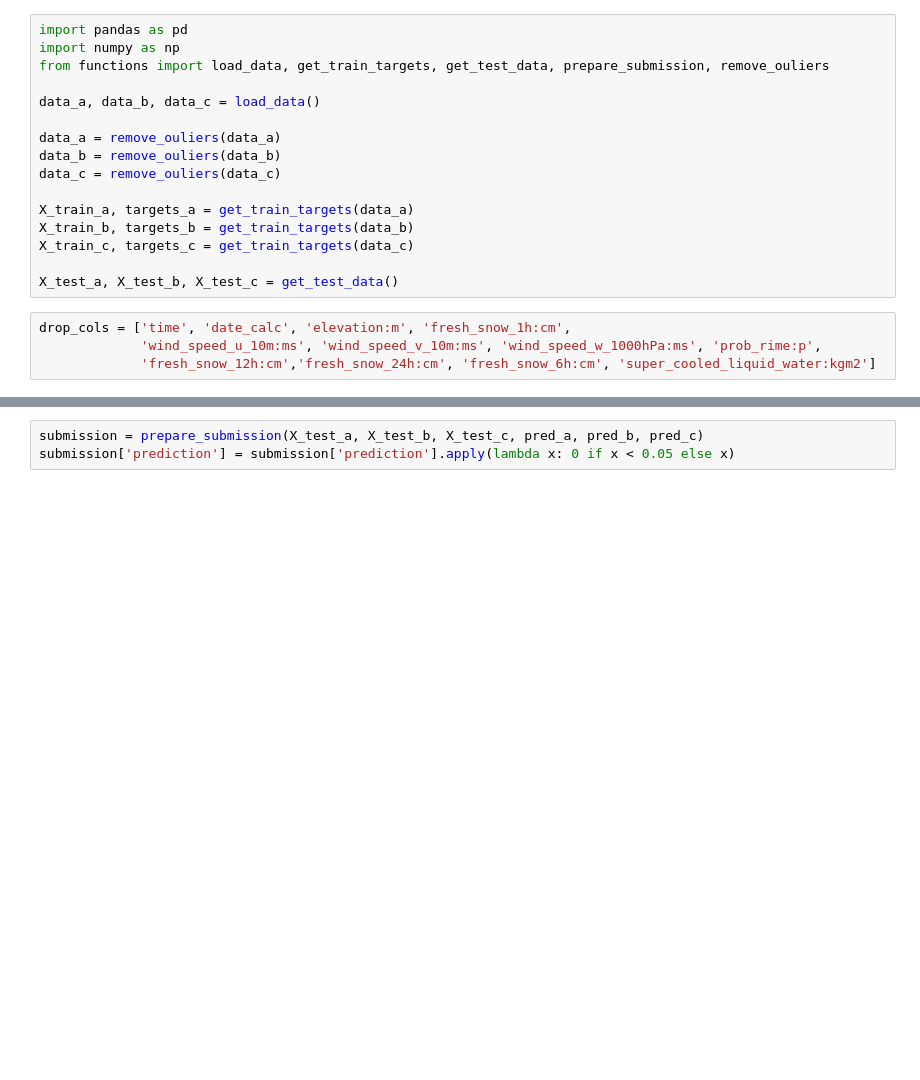
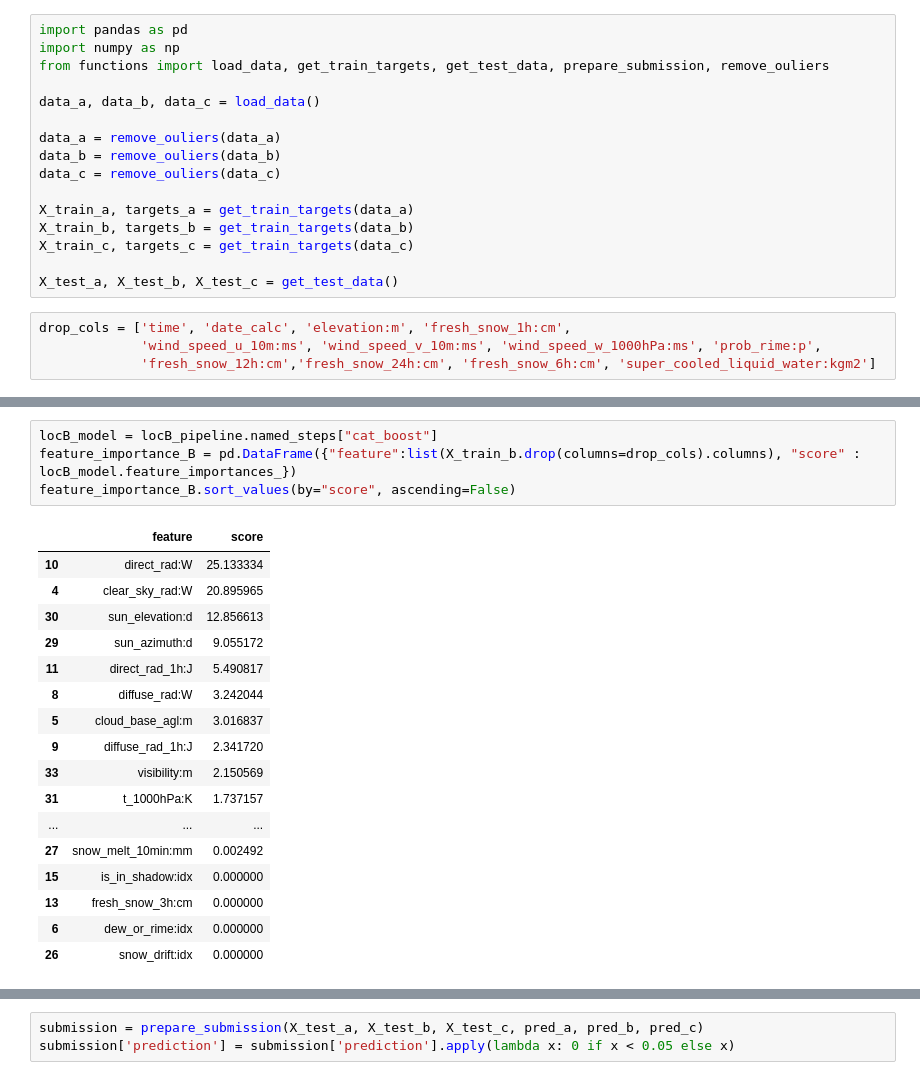
Before and after one commit to taheeraahmed/tdt4173-project, a Jupyter notebook: cat_boost.ipynb, the cells around one changed output, grey strips where cells are left out. Drawn from its saved outputs; the diff is of its cells as text; blank space fills up the shorter version.

```diff
--- a/cat_boost.ipynb
+++ b/cat_boost.ipynb
@@ -103,3 +125,25 @@ Learning rate set to 0.06897
+# %%
+locB_model = locB_pipeline.named_steps["cat_boost"]
+feature_importance_B = pd.DataFrame({"feature":list(X_train_b.drop(columns=drop_cols).columns), "score" : locB_model.feature_importances_})
+feature_importance_B.sort_values(by="score", ascending=False)
+# %% [output]
+|  | feature | score |
+| 10 | direct_rad:W | 25.133334 |
+| 4 | clear_sky_rad:W | 20.895965 |
+| 30 | sun_elevation:d | 12.856613 |
+| 29 | sun_azimuth:d | 9.055172 |
+| 11 | direct_rad_1h:J | 5.490817 |
+| 8 | diffuse_rad:W | 3.242044 |
+| 5 | cloud_base_agl:m | 3.016837 |
+| 9 | diffuse_rad_1h:J | 2.341720 |
+| 33 | visibility:m | 2.150569 |
+| 31 | t_1000hPa:K | 1.737157 |
+| ... | ... | ... |
+| 27 | snow_melt_10min:mm | 0.002492 |
+| 15 | is_in_shadow:idx | 0.000000 |
+| 13 | fresh_snow_3h:cm | 0.000000 |
+| 6 | dew_or_rime:idx | 0.000000 |
+| 26 | snow_drift:idx | 0.000000 |
 # %%
 locC_pipeline.fit(X_train_c, targets_c)
 pred_c = locC_pipeline.predict(X_test_c.drop(columns=["id", "prediction", "location"]))
```
Also changed, not shown: parts of 7 cells of this notebook, 2 other files.
